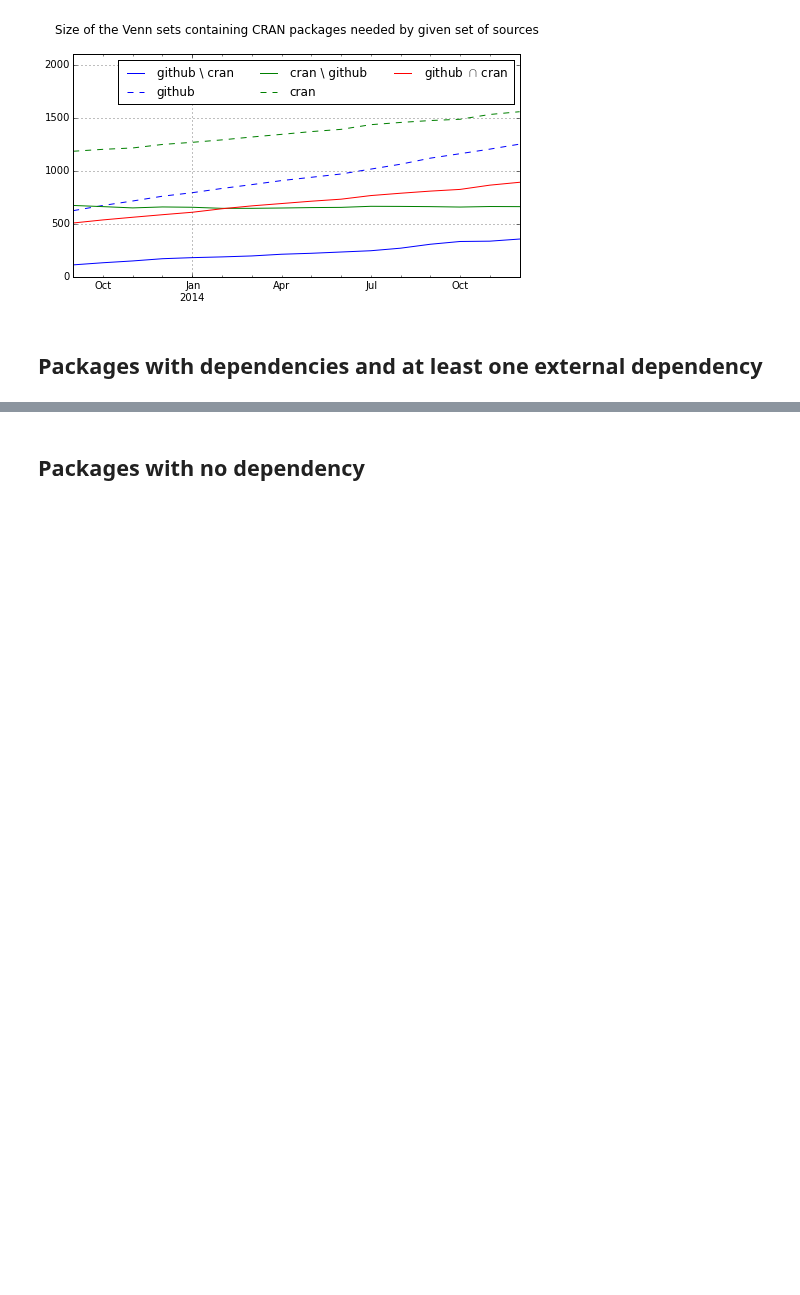
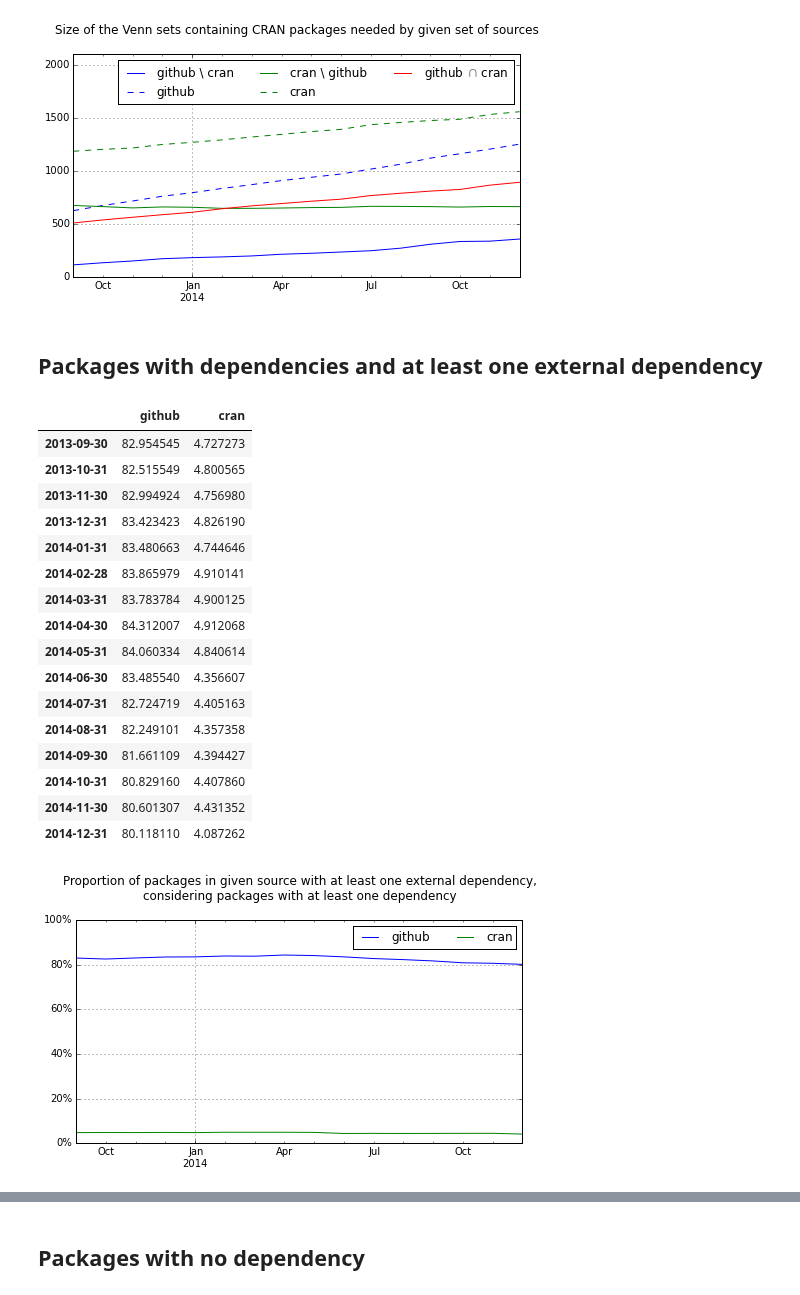
Before and after one commit to maelick/GitHub-API-Helpers, a Jupyter notebook: ICSME2015/notebooks/Dependencies - Required Packages.ipynb, the cells around one changed output, grey strips where cells are left out. Cells and saved outputs as stored; diff of their text form; code cells hidden in the pictures; blank space fills up the shorter version.

```diff
--- a/ICSME2015/notebooks/Dependencies - Required Packages.ipynb
+++ b/ICSME2015/notebooks/Dependencies - Required Packages.ipynb
@@ -244,34 +244,53 @@ print
 # %%
 data = {}
 
 for date, graph in graphs.iteritems():
     date = '{}-{}-{}'.format(date.year, date.month, date.day)
-    value = {k: {'n':0, 'e': 0} for k in sources}
+    value = {k: {'n':0, 'e': 0} for k in sources + ['bioc']}
 
     for name, package in graph.iteritems():
         for source in package.iterkeys():
             dependencies = filter(lambda p: p not in deps.R_packages, package[source]['Dependencies'])
             if len(dependencies) > 0:
                 value[source]['n'] += 1
                 for dep in dependencies:
                     if dep not in graph or source not in graph[dep]:
                         value[source]['e'] += 1
                         break
 
     data[date] = OrderedDict()
     for source in sources:
         data[date][source] = value[source]['e'] * 100.0 / value[source]['n']
 
 df = pandas.DataFrame.from_dict(data, orient='index')
 df.index = pandas.to_datetime(df.index)
 df = df.sort_index()
 ax = df[['github', 'cran']].plot(title=u'Proportion of packages in given source with at least one external dependency, \nconsidering packages with at least one dependency\n',
                  ylim=(0,100),
                  figsize=(8, 4))
 ax.legend(ncol=3, loc='best')
 ax.set_yticklabels([str(int(v))+'%' for v in ax.get_yticks()])
 print
 df
+# %% [output]
+|  | github | cran |
+| 2013-09-30 | 82.954545 | 4.727273 |
+| 2013-10-31 | 82.515549 | 4.800565 |
+| 2013-11-30 | 82.994924 | 4.756980 |
+| 2013-12-31 | 83.423423 | 4.826190 |
+| 2014-01-31 | 83.480663 | 4.744646 |
+| 2014-02-28 | 83.865979 | 4.910141 |
+| 2014-03-31 | 83.783784 | 4.900125 |
+| 2014-04-30 | 84.312007 | 4.912068 |
+| 2014-05-31 | 84.060334 | 4.840614 |
+| 2014-06-30 | 83.485540 | 4.356607 |
+| 2014-07-31 | 82.724719 | 4.405163 |
+| 2014-08-31 | 82.249101 | 4.357358 |
+| 2014-09-30 | 81.661109 | 4.394427 |
+| 2014-10-31 | 80.829160 | 4.407860 |
+| 2014-11-30 | 80.601307 | 4.431352 |
+| 2014-12-31 | 80.118110 | 4.087262 |
+[figure, added]
 # %%
 for date, graph in graphs.iteritems():
     github = [(name, package['github']) for name, package in graph.iteritems() if 'github' in package]
```
Also changed, not shown: parts of 3 cells of this notebook.
